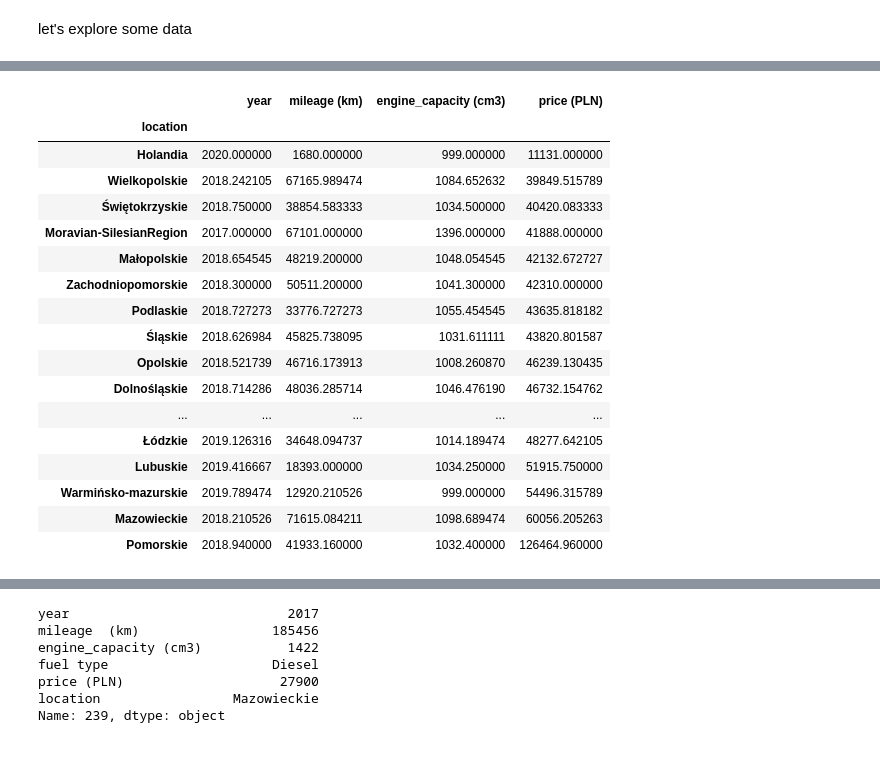
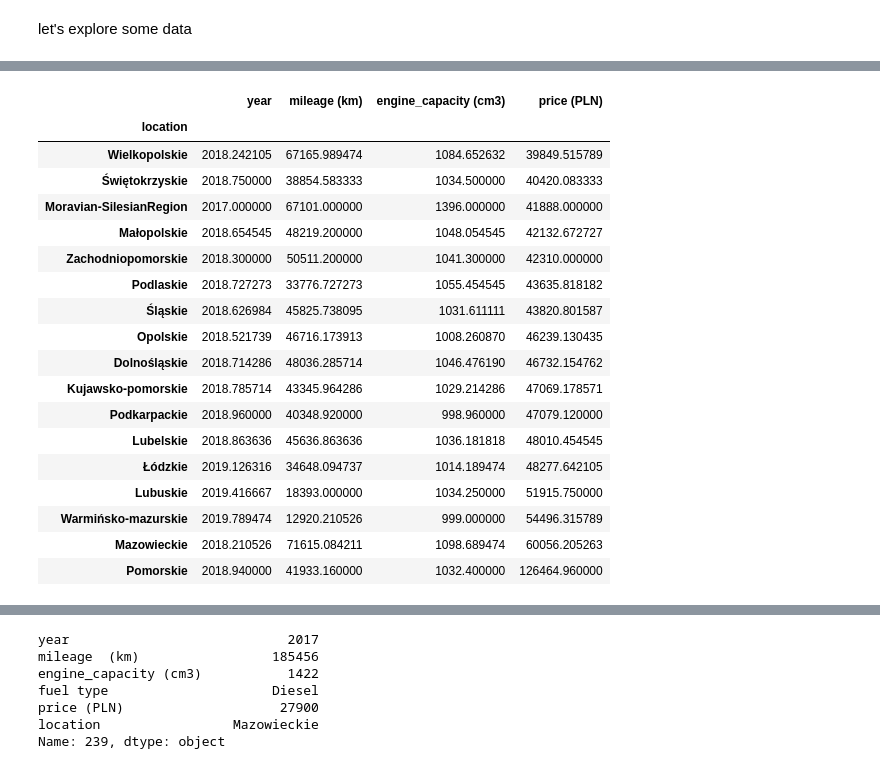
Before and after one commit to winiar93/Skoda-Fabia---analysis-of-sales-offers, a Jupyter notebook: Skoda_fabia_analys.ipynb, the cells around one changed output, grey strips where cells are left out. Drawn from its saved outputs; the diff is of its cells as text; code cells hidden in the pictures.

```diff
--- a/Skoda_fabia_analys.ipynb
+++ b/Skoda_fabia_analys.ipynb
@@ -79,27 +95,24 @@ data.describe()
 | max | 2021.000000 | 242333.000000 | 1422.000000 | 3.973631e+06 |
-# %%
-data_gr = data.groupby(['location']).mean()
-data_gr.sort_values(by=['price (PLN)','mileage  (km)'])
-# Holandia is not a Voivodeship of Poland
-# In the Wielkopolskie voivodship there is the lowest average price of a Skoda
-# but in average of mileage  is high
-# Świętokrzyskie should be good place for looking for a Skoda Fabia :)
-# %% [output]
-|  | year | mileage (km) | engine_capacity (cm3) | price (PLN) |
-| location |  |  |  |  |
-| Holandia | 2020.000000 | 1680.000000 | 999.000000 | 11131.000000 |
-| Wielkopolskie | 2018.242105 | 67165.989474 | 1084.652632 | 39849.515789 |
-| Świętokrzyskie | 2018.750000 | 38854.583333 | 1034.500000 | 40420.083333 |
-| Moravian-SilesianRegion | 2017.000000 | 67101.000000 | 1396.000000 | 41888.000000 |
-| Małopolskie | 2018.654545 | 48219.200000 | 1048.054545 | 42132.672727 |
-| Zachodniopomorskie | 2018.300000 | 50511.200000 | 1041.300000 | 42310.000000 |
-| Podlaskie | 2018.727273 | 33776.727273 | 1055.454545 | 43635.818182 |
-| Śląskie | 2018.626984 | 45825.738095 | 1031.611111 | 43820.801587 |
-| Opolskie | 2018.521739 | 46716.173913 | 1008.260870 | 46239.130435 |
-| Dolnośląskie | 2018.714286 | 48036.285714 | 1046.476190 | 46732.154762 |
-| ... | ... | ... | ... | ... |
-| Łódzkie | 2019.126316 | 34648.094737 | 1014.189474 | 48277.642105 |
-| Lubuskie | 2019.416667 | 18393.000000 | 1034.250000 | 51915.750000 |
-| Warmińsko-mazurskie | 2019.789474 | 12920.210526 | 999.000000 | 54496.315789 |
-| Mazowieckie | 2018.210526 | 71615.084211 | 1098.689474 | 60056.205263 |
-| Pomorskie | 2018.940000 | 41933.160000 | 1032.400000 | 126464.960000 |
+# %%
+data_gr = data.groupby(['location']).mean()
+data_gr.sort_values(by=['price (PLN)'])
+# %% [output]
+|  | year | mileage (km) | engine_capacity (cm3) | price (PLN) |
+| location |  |  |  |  |
+| Wielkopolskie | 2018.242105 | 67165.989474 | 1084.652632 | 39849.515789 |
+| Świętokrzyskie | 2018.750000 | 38854.583333 | 1034.500000 | 40420.083333 |
+| Moravian-SilesianRegion | 2017.000000 | 67101.000000 | 1396.000000 | 41888.000000 |
+| Małopolskie | 2018.654545 | 48219.200000 | 1048.054545 | 42132.672727 |
+| Zachodniopomorskie | 2018.300000 | 50511.200000 | 1041.300000 | 42310.000000 |
+| Podlaskie | 2018.727273 | 33776.727273 | 1055.454545 | 43635.818182 |
+| Śląskie | 2018.626984 | 45825.738095 | 1031.611111 | 43820.801587 |
+| Opolskie | 2018.521739 | 46716.173913 | 1008.260870 | 46239.130435 |
+| Dolnośląskie | 2018.714286 | 48036.285714 | 1046.476190 | 46732.154762 |
+| Kujawsko-pomorskie | 2018.785714 | 43345.964286 | 1029.214286 | 47069.178571 |
+| Podkarpackie | 2018.960000 | 40348.920000 | 998.960000 | 47079.120000 |
+| Lubelskie | 2018.863636 | 45636.863636 | 1036.181818 | 48010.454545 |
+| Łódzkie | 2019.126316 | 34648.094737 | 1014.189474 | 48277.642105 |
+| Lubuskie | 2019.416667 | 18393.000000 | 1034.250000 | 51915.750000 |
+| Warmińsko-mazurskie | 2019.789474 | 12920.210526 | 999.000000 | 54496.315789 |
+| Mazowieckie | 2018.210526 | 71615.084211 | 1098.689474 | 60056.205263 |
+| Pomorskie | 2018.940000 | 41933.160000 | 1032.400000 | 126464.960000 |
```
Also changed, not shown: parts of 25 cells of this notebook.
